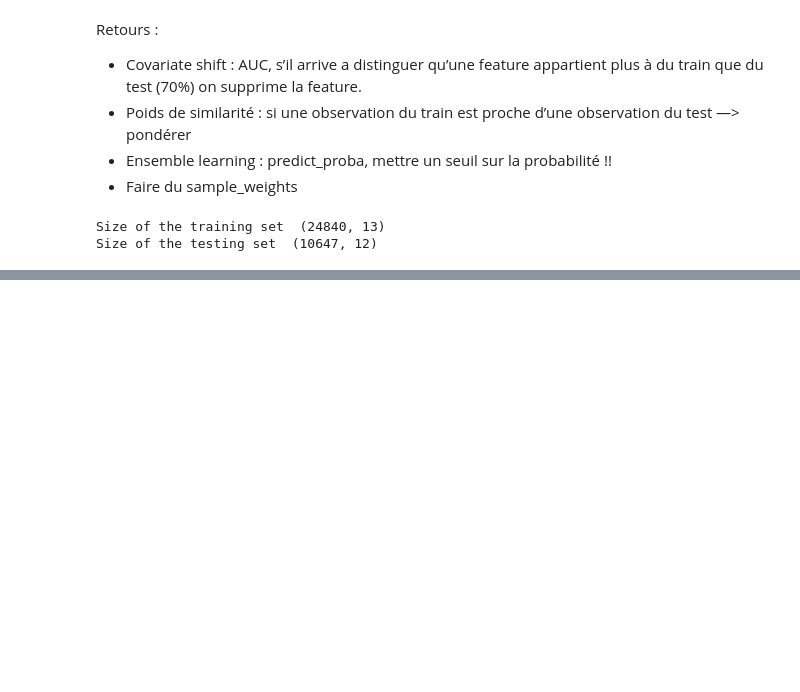
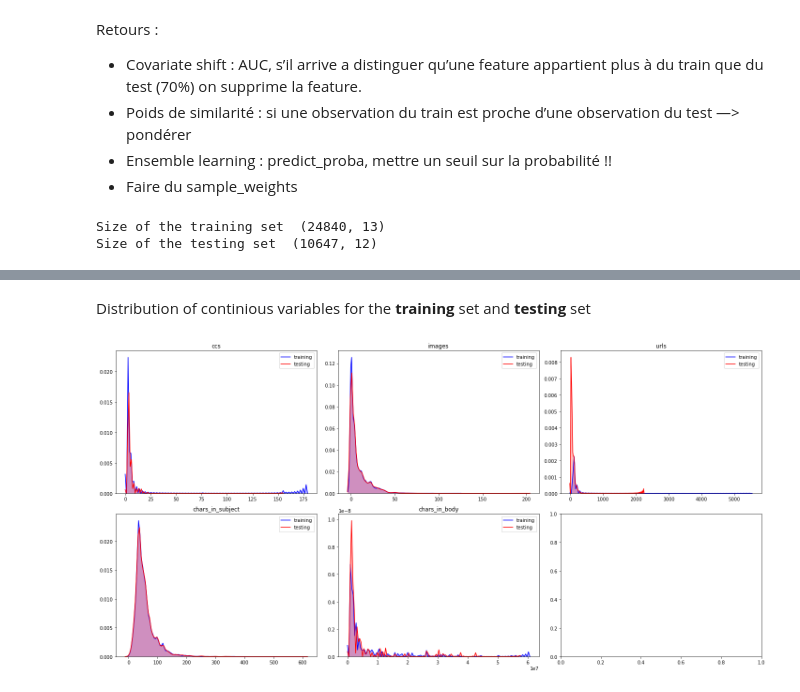
Before and after one commit to AntOhl/KaggleCompetition_MailClassificationChallenge, a Jupyter notebook: kaggle_ao.ipynb, the cells around one changed output, grey strips where cells are left out. Cells and saved outputs as stored; diff of their text form; code cells hidden in the pictures; blank space fills up the shorter version.

```diff
--- a/kaggle_ao.ipynb
+++ b/kaggle_ao.ipynb
@@ -92,0 +109,14 @@ train_x['hour'] = train_x['datetime'] .apply(lambda x : x.hour)
+# %%
+l_cont_var = ['ccs', 'images', 'urls', 'chars_in_subject', 'chars_in_body']
+# %% [markdown]
+Distribution of continious variables for the <b> training </b> set and <b> testing </b> set
+# %%
+fig, axes = plt.subplots(2, 3, figsize=(20, 10))
+axes = axes.ravel()
+for i in range(len(l_cont_var)):
+    axes[i].set_title(l_cont_var[i])
+    sns.kdeplot(train_x[l_cont_var[i]], shade=True, ax=axes[i], color="b", label='training', legend=True)
+    sns.kdeplot(test_x[l_cont_var[i]], shade=True, ax=axes[i], color="r", label='testing', legend=True)
+plt.tight_layout()
+# %% [output]
+[figure, added]
```
Also changed, not shown: parts of 18 cells of this notebook.
